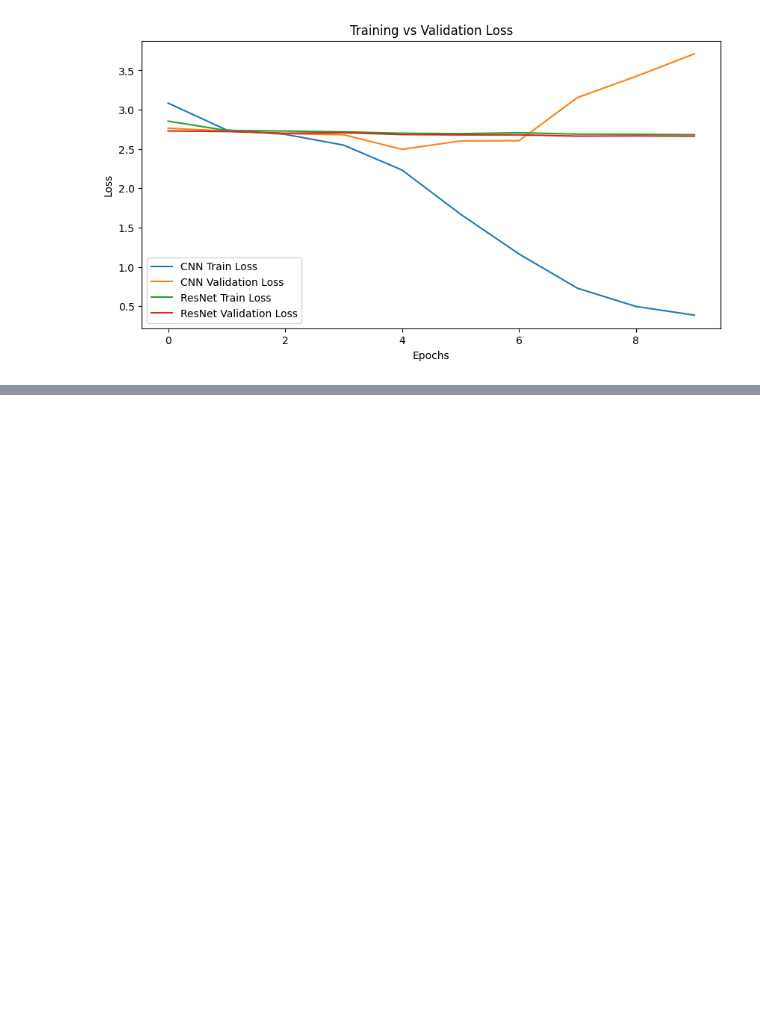
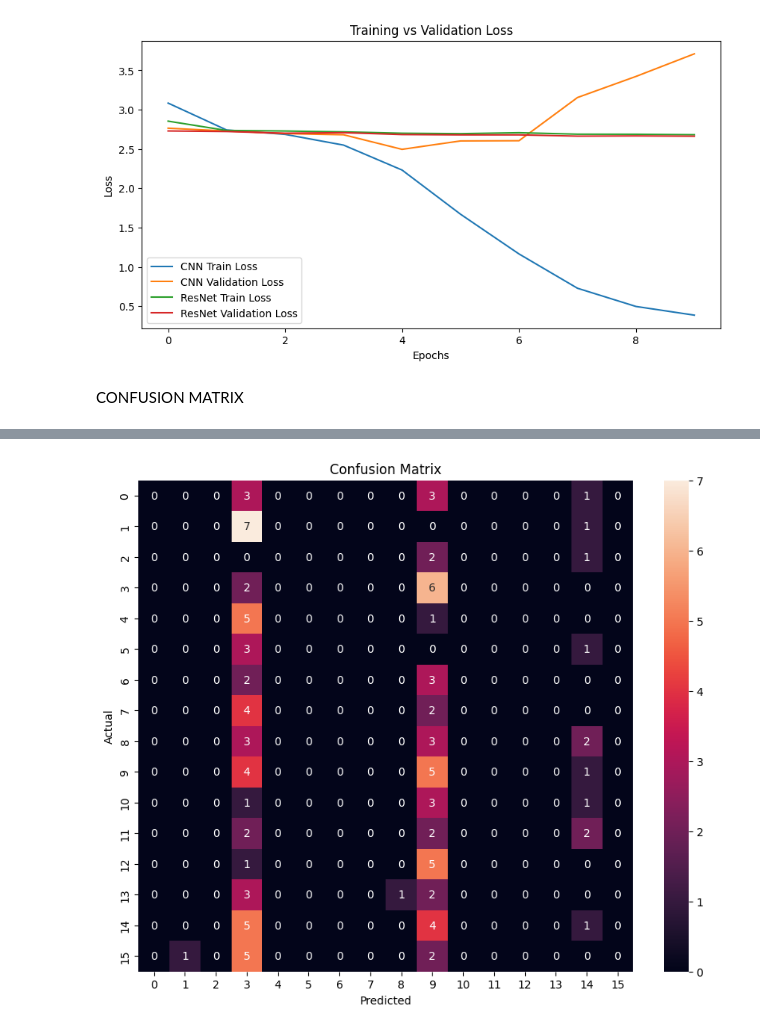
Before and after one commit to ayeshaanxari288/pakistani-politician-cnn-classifier, a Jupyter notebook: politician_classifier.ipynb, the cells around one changed output, grey strips where cells are left out. Drawn from its saved outputs; the diff is of its cells as text; code cells hidden in the pictures; blank space fills up the shorter version.

Commit message:
Confusion matrix heatmap for ResNet50 model evaluation
Added confusion matrix heatmap for ResNet50 model evaluation

```diff
--- a/politician_classifier.ipynb
+++ b/politician_classifier.ipynb
@@ -318,3 +318,27 @@ plt.legend()
 plt.show()
 # %% [output]
 [figure]
+# %% [markdown]
+CONFUSION MATRIX
+# %%
+predictions = model2.predict(test_data)
+
+y_pred = np.argmax(predictions, axis=1)
+
+y_true = test_data.classes
+
+cm = confusion_matrix(y_true, y_pred)
+
+plt.figure(figsize=(10,8))
+
+sns.heatmap(cm,
+            annot=True,
+            fmt='d')
+
+plt.xlabel("Predicted")
+plt.ylabel("Actual")
+
+plt.title("Confusion Matrix")
+
+plt.show()
+# %% [output]
@@ -320,0 +346 @@ plt.show()
+[figure, added]
```
Also changed, not shown: parts of 1 cell of this notebook.
